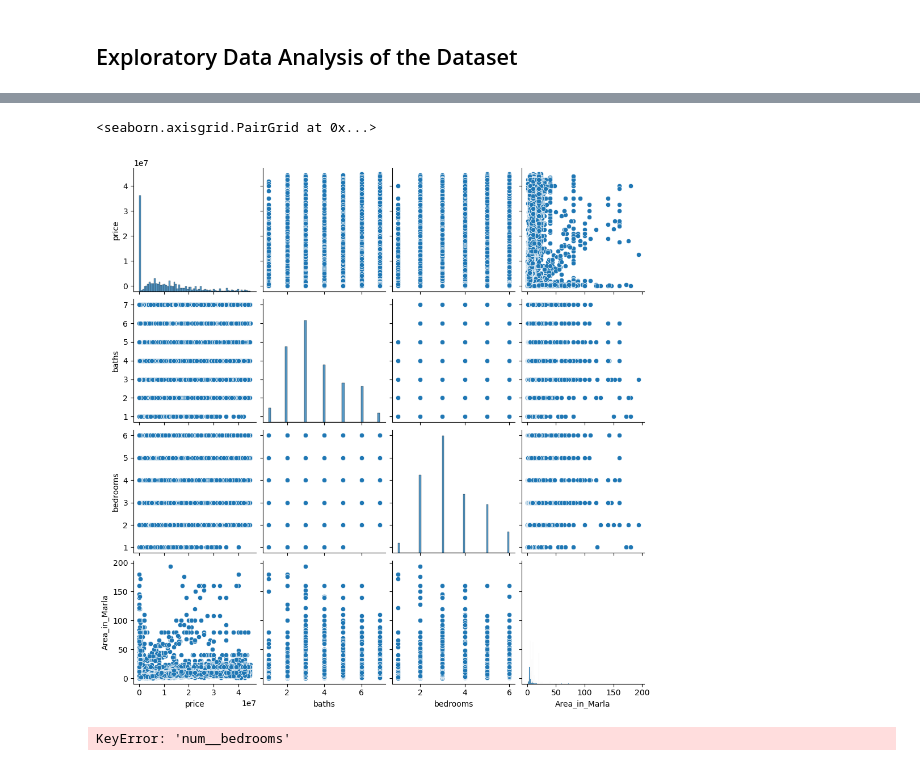
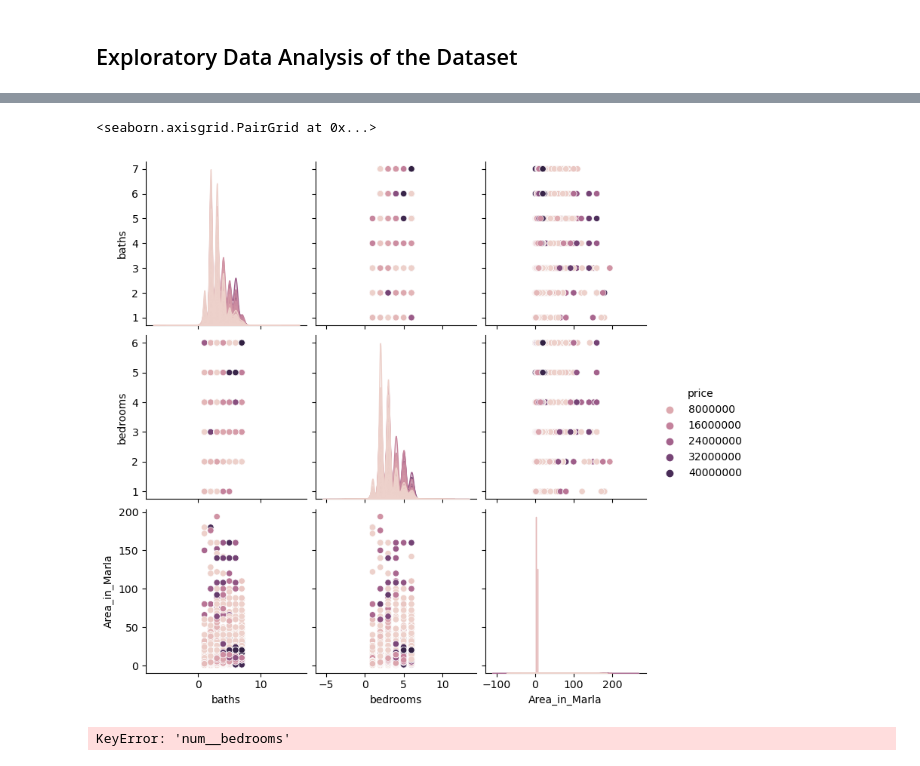
Before and after one commit to leroymusa/EECS3401-Final-Project, a Jupyter notebook: EECS3401_Final_Project.ipynb, the cells around one changed output, grey strips where cells are left out. Drawn from its saved outputs; the diff is of its cells as text; code cells hidden in the pictures.

```diff
--- a/EECS3401_Final_Project.ipynb
+++ b/EECS3401_Final_Project.ipynb
@@ -106,9 +114,12 @@ plt.show()
 # %%
 #Check for correlation between attributes using sns.pairplot.
-sns.pairplot(housing_prices)
+import warnings
+warnings.filterwarnings('ignore', category=DeprecationWarning)
+warnings.filterwarnings('ignore', category=FutureWarning)
+sns.pairplot(housing_prices, hue='price')
 # %% [output]
 <seaborn.axisgrid.PairGrid at 0x...>
-[figure, old version]
+[figure, new version]
 # %%
 from mpl_toolkits.mplot3d import Axes3D
 fig = plt.figure(figsize=(9, 6))
```
Also changed, not shown: parts of 1 cell of this notebook.
